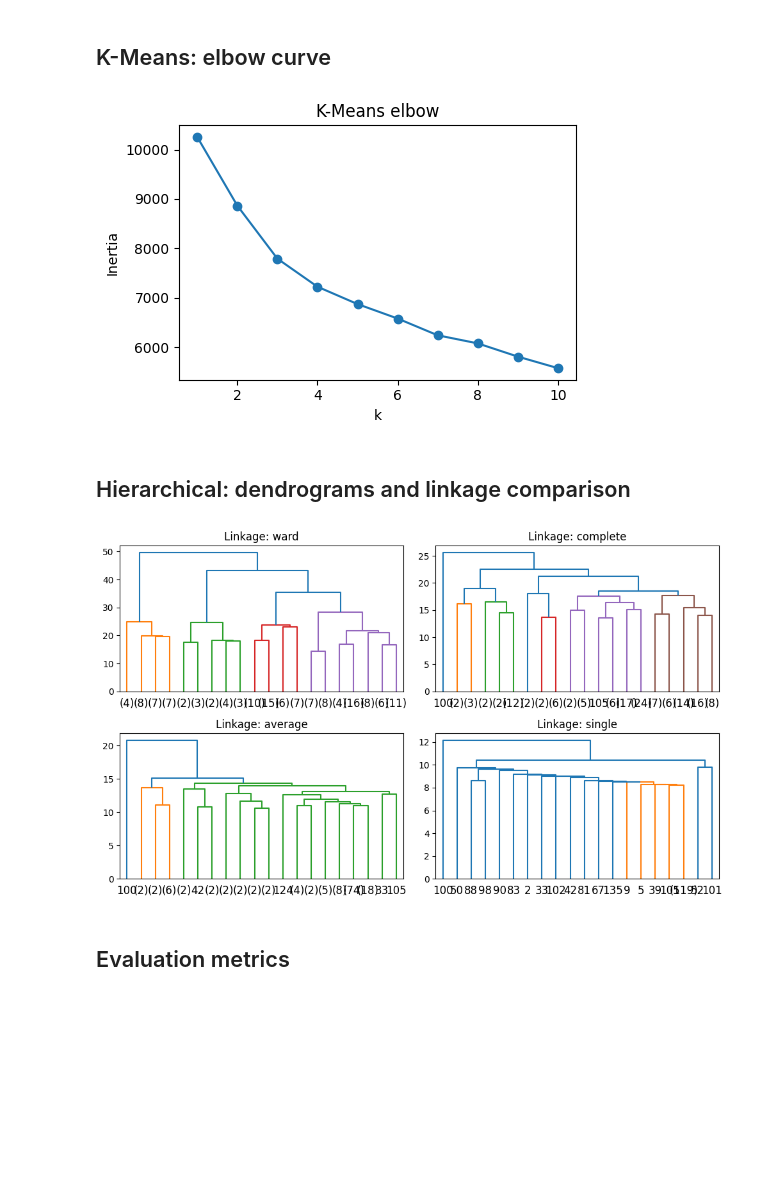
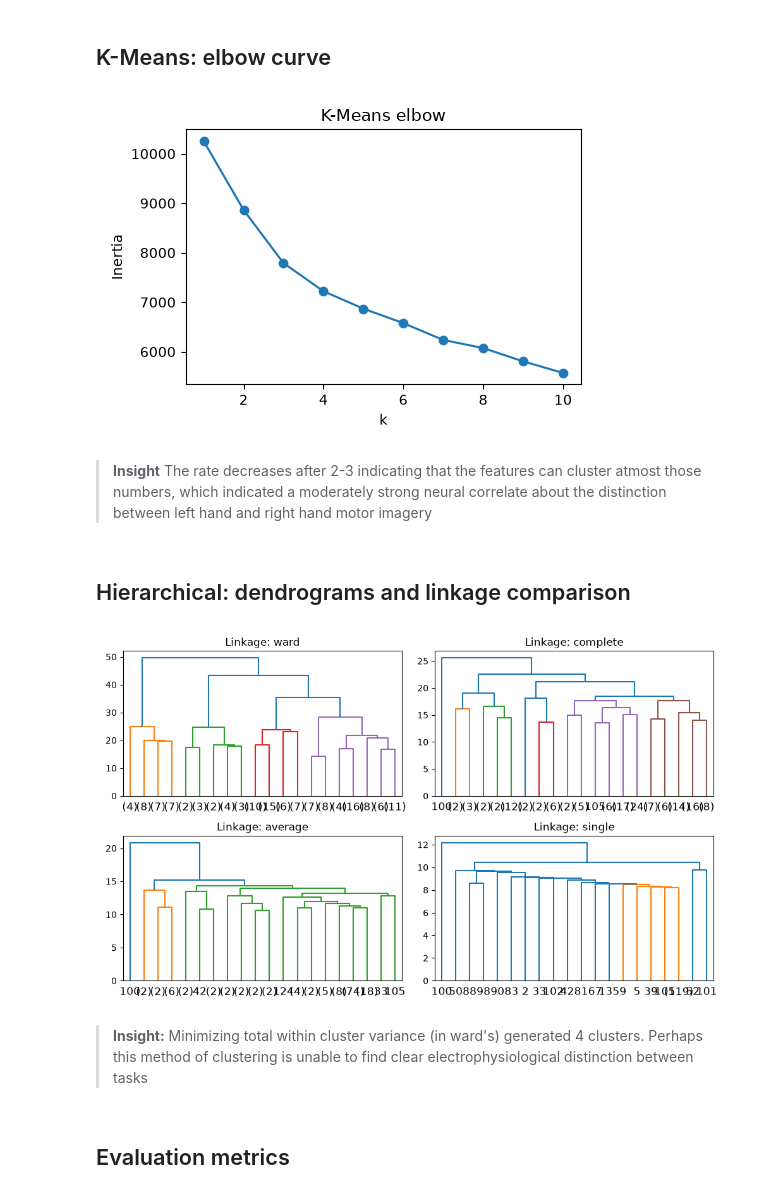
Before and after one commit to AkilanSS/23CSE301--Machine-Learning-Capstone-Project, a Jupyter notebook: notebooks/clustering.ipynb, the cells around one changed output. Cells and saved outputs as stored; diff of their text form; code cells hidden in the pictures; blank space fills up the shorter version.

Commit message:
Revert clustering notebook to the team's version

```diff
--- a/notebooks/clustering.ipynb
+++ b/notebooks/clustering.ipynb
@@ -74,11 +87,14 @@ inertia = [KMeans(k, n_init=10, random_state=0).fit(Z).inertia_ for k in ks]
 plt.figure(figsize=(5, 3.5))
 plt.plot(ks, inertia, 'o-')
 plt.xlabel('k'); plt.ylabel('Inertia'); plt.title('K-Means elbow')
-plt.tight_layout(); plt.show()
+plt.tight_layout()
+plt.show()
 
-K = 2   # left vs right
+K = 2
 # %% [output]
-[figure, old version]
+[figure, new version]
+# %% [markdown]
+>**Insight** The rate decreases after 2-3 indicating that the features can cluster atmost those numbers, which indicated a moderately strong neural correlate about the distinction between left hand and right hand motor imagery
 # %%
 labels = {}
 labels['KMeans'] = KMeans(K, n_init=20, random_state=0).fit_predict(Z)
@@ -87,16 +103,19 @@ labels['KMeans'] = KMeans(K, n_init=20, random_state=0).fit_predict(Z)
 # %%
 methods = ['ward', 'complete', 'average', 'single']
 
 fig, axes = plt.subplots(2, 2, figsize=(10, 6))
 for ax, m in zip(axes.ravel(), methods):
     dendrogram(linkage(Z, m), truncate_mode='lastp', p=20, ax=ax)
     ax.set_title(f'Linkage: {m}')
-plt.tight_layout(); plt.show()
+plt.tight_layout()
+plt.show()
 
 for m in methods:
     labels[f'Agglo-{m}'] = AgglomerativeClustering(K, linkage=m).fit_predict(Z)
 # %% [output]
-[figure, old version]
+[figure, new version]
+# %% [markdown]
+>**Insight:** Minimizing total within cluster variance (in ward's) generated 4 clusters. Perhaps this method of clustering is unable to find clear electrophysiological distinction between tasks
 # %% [markdown]
 ## Evaluation metrics
 # %%
```
Also changed, not shown: parts of 14 cells of this notebook.
